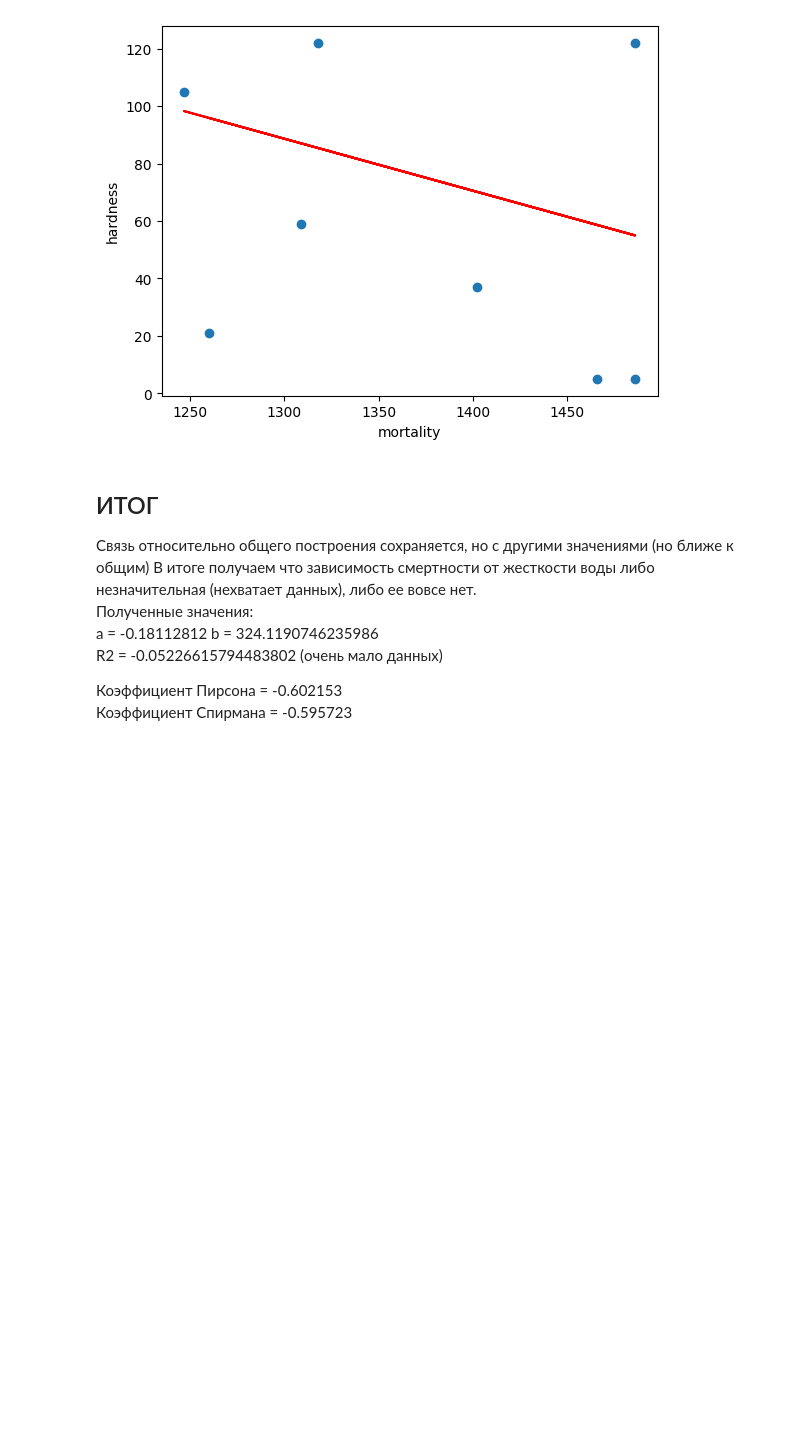
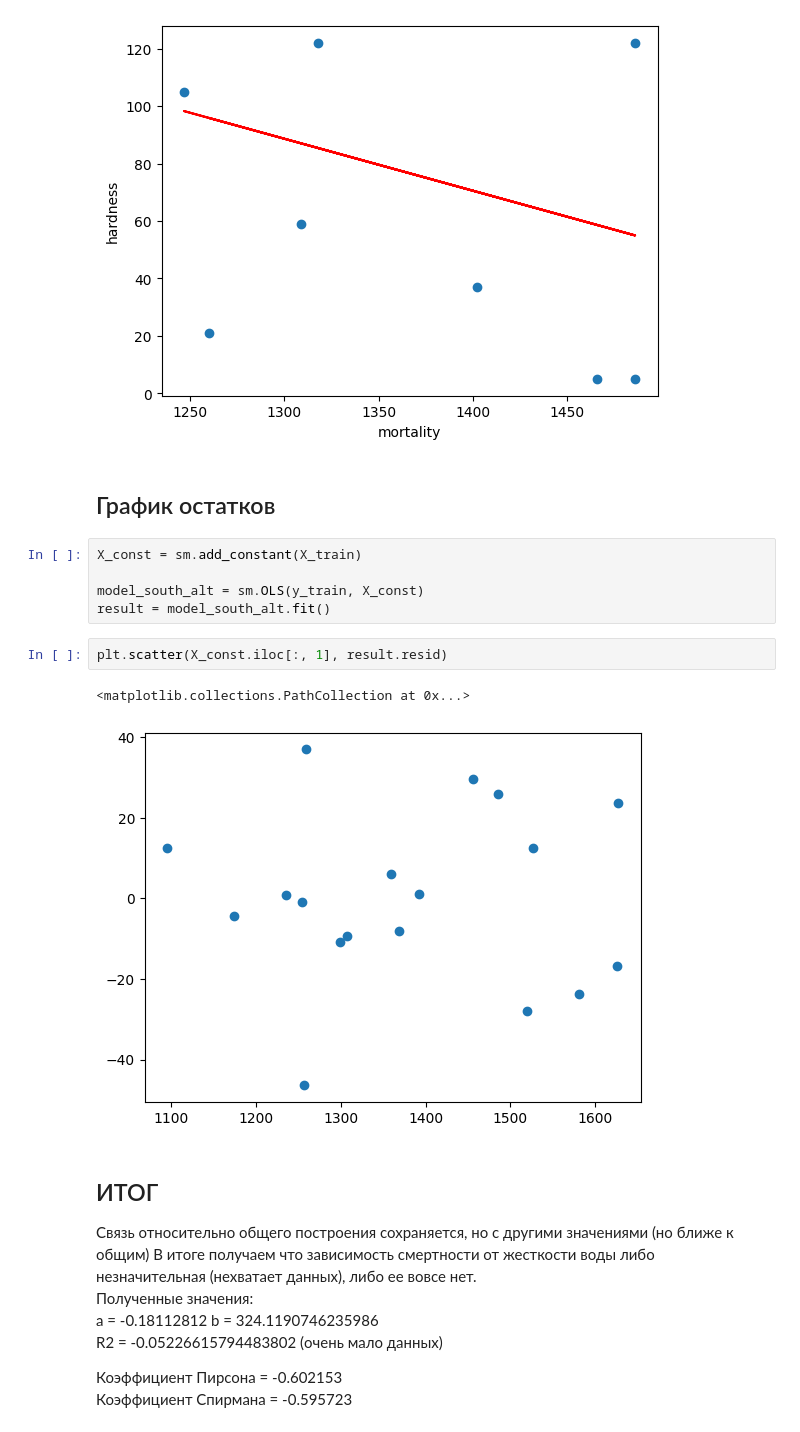
Before and after one commit to macht1212/PANDAS_HW, a Jupyter notebook: Корреляция и регрессионный анализ.ipynb, the cells around one changed output. Cells and saved outputs as stored; diff of their text form; blank space fills up the shorter version.

```diff
--- a/Корреляция и регрессионный анализ.ipynb
+++ b/Корреляция и регрессионный анализ.ipynb
@@ -222,6 +248,18 @@ plt.ylabel('hardness')
 # %% [output]
 Text(0, 0.5, 'hardness')
 [figure]
+# %% [markdown]
+## График остатков
+# %%
+X_const = sm.add_constant(X_train)
+
+model_south_alt = sm.OLS(y_train, X_const)
+result = model_south_alt.fit()
+# %%
+plt.scatter(X_const.iloc[:, 1], result.resid)
+# %% [output]
+<matplotlib.collections.PathCollection at 0x...>
+[figure, added]
 # %% [markdown]
 ## ИТОГ
 Связь относительно общего построения сохраняется, но с другими значениями (но ближе к общим)
```
Also changed, not shown: parts of 7 cells of this notebook.
